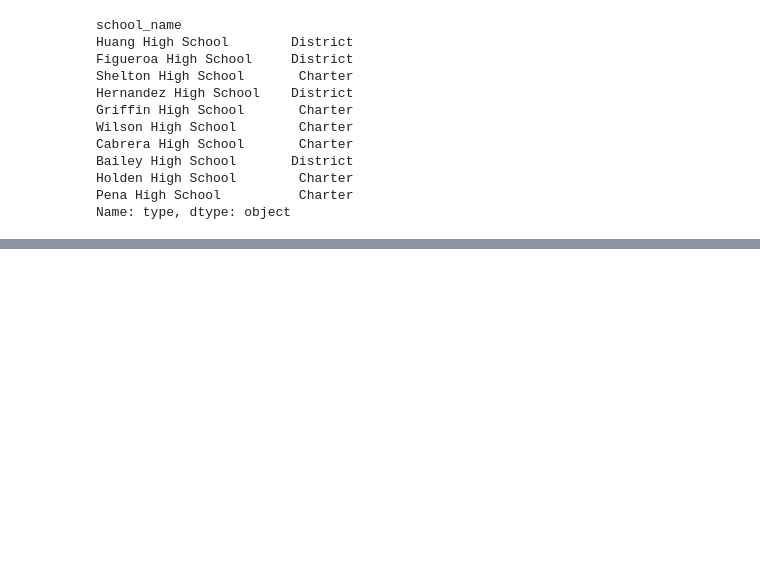
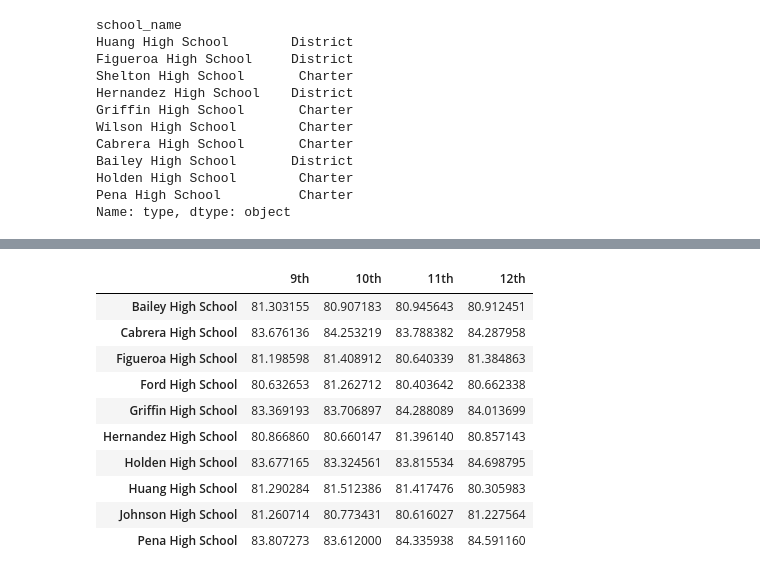
Before and after one commit to LizzyRevels/pandas_challenge, a Jupyter notebook: PyCitySchools/PyCitySchools_challenge.ipynb, the cells around one changed output, grey strips where cells are left out. Saved outputs shown, nothing was run; the diff lists cells and outputs as text; code cells hidden in the pictures; blank space fills up the shorter version.

```diff
--- a/PyCitySchools/PyCitySchools_challenge.ipynb
+++ b/PyCitySchools/PyCitySchools_challenge.ipynb
@@ -293,3 +270,46 @@ Name: math_score, dtype: float64
+# %%
+#------------ Reading Score by Grade------------
+# Perform the same operations as above for reading scores
+
+# Give each grade a variable and group the grades by school name
+ni_df = district_data_df.loc[district_data_df["grade"] == "9th"]
+ni_group_df = ni_df.groupby(["school_name"])
+ni_read_avg = ni_group_df["reading_score"].mean()
+
+tn_df = district_data_df.loc[district_data_df["grade"] == "10th"]
+tn_group_df = tn_df.groupby(["school_name"])
+tn_read_avg = tn_group_df["reading_score"].mean()
+
+el_df = district_data_df.loc[district_data_df["grade"] == "11th"]
+el_group_df = el_df.groupby(["school_name"])
+el_read_avg = el_group_df["reading_score"].mean()
+
+tv_df = district_data_df.loc[district_data_df["grade"] == "12th"]
+tv_group_df = tv_df.groupby(["school_name"])
+tv_read_avg = tv_group_df["reading_score"].mean()
+
+# # Combine the series into a dataframe
+by_grade_read_avg =({
+    "9th": ni_read_avg,
+    "10th": tn_read_avg,
+    "11th": el_read_avg,
+    "12th": tv_read_avg,
+})
+read_scores_df = pd.DataFrame(by_grade_read_avg)
+read_scores_df.index.name = None
+read_scores_df.head(10)
+# %% [output]
+|  | 9th | 10th | 11th | 12th |
+| Bailey High School | 81.303155 | 80.907183 | 80.945643 | 80.912451 |
+| Cabrera High School | 83.676136 | 84.253219 | 83.788382 | 84.287958 |
+| Figueroa High School | 81.198598 | 81.408912 | 80.640339 | 81.384863 |
+| Ford High School | 80.632653 | 81.262712 | 80.403642 | 80.662338 |
+| Griffin High School | 83.369193 | 83.706897 | 84.288089 | 84.013699 |
+| Hernandez High School | 80.866860 | 80.660147 | 81.396140 | 80.857143 |
+| Holden High School | 83.677165 | 83.324561 | 83.815534 | 84.698795 |
+| Huang High School | 81.290284 | 81.512386 | 81.417476 | 80.305983 |
+| Johnson High School | 81.260714 | 80.773431 | 80.616027 | 81.227564 |
+| Pena High School | 83.807273 | 83.612000 | 84.335938 | 84.591160 |
 # %%
 #----------- Scores by School Spending---------
 # Create a table that breaks down school performances based on average Spending Ranges (Per Student). Use 4 reasonable bins to group school spending. Include in the table each of the following:
```
Also changed, not shown: parts of 2 cells of this notebook.
